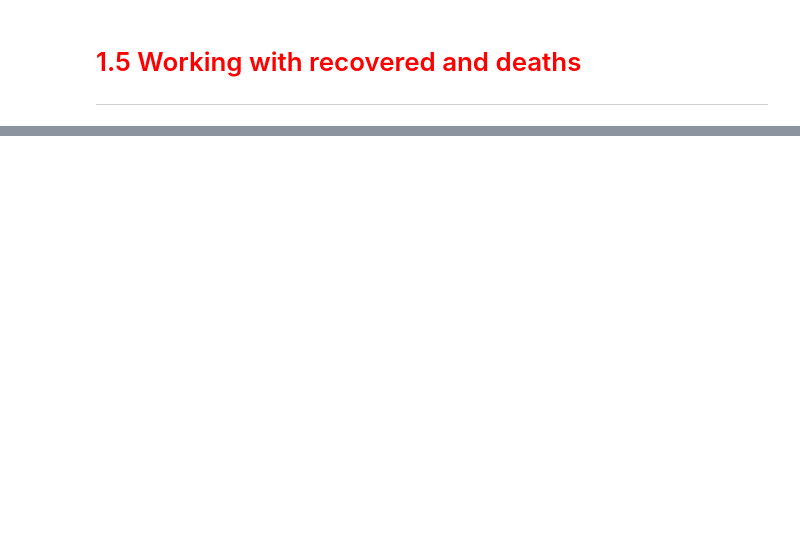
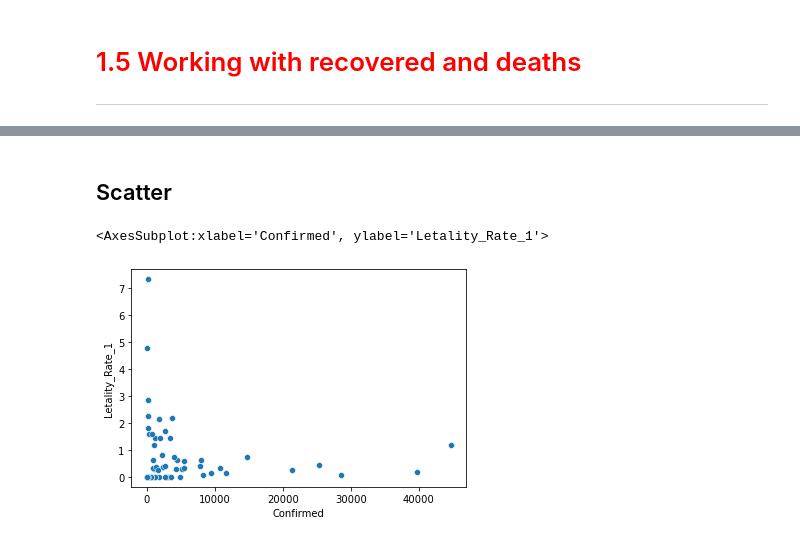
Before and after one commit to Gabriel-limadev/data_science_study, a Jupyter notebook: 11 - Data Science: análises para saúde e medicina/file_courses/case_confirmed_covid_19.ipynb, the cells around one changed output, grey strips where cells are left out. Cells and saved outputs as stored; diff of their text form; code cells hidden in the pictures; blank space fills up the shorter version.

```diff
--- a/11 - Data Science: análises para saúde e medicina/file_courses/case_confirmed_covid_19.ipynb
+++ b/11 - Data Science: análises para saúde e medicina/file_courses/case_confirmed_covid_19.ipynb
@@ -242,0 +249,4 @@ print((sum_up['Deaths'] / sum_up['Confirmed']* 100).round(2),   "%")
+# %%
+letality_rate_1 = (combined['Deaths'] / combined['Confirmed'] * 100).round(2)
+combined['Letality_Rate_1'] = letality_rate_1.fillna(0)
+combined.head()
@@ -242,0 +261,4 @@ print((sum_up['Deaths'] / sum_up['Confirmed']* 100).round(2),   "%")
+# %%
+letality_rate_2 = (combined['Deaths'] / (combined['Confirmed'] + combined['Deaths']) * 100).round(2)
+combined['Letality_Rate_2'] = letality_rate_2.fillna(0)
+combined.head()
@@ -242,0 +290,9 @@ print((sum_up['Deaths'] / sum_up['Confirmed']* 100).round(2),   "%")
+# %% [markdown]
+## Scatter
+# %%
+import seaborn as sns
+
+sns.scatterplot(data = combined.query('Confirmed < 50000'), x = 'Confirmed', y = 'Letality_Rate_1')
+# %% [output]
+<AxesSubplot:xlabel='Confirmed', ylabel='Letality_Rate_1'>
+[figure, added]
```
Also changed, not shown: parts of 17 cells of this notebook.
